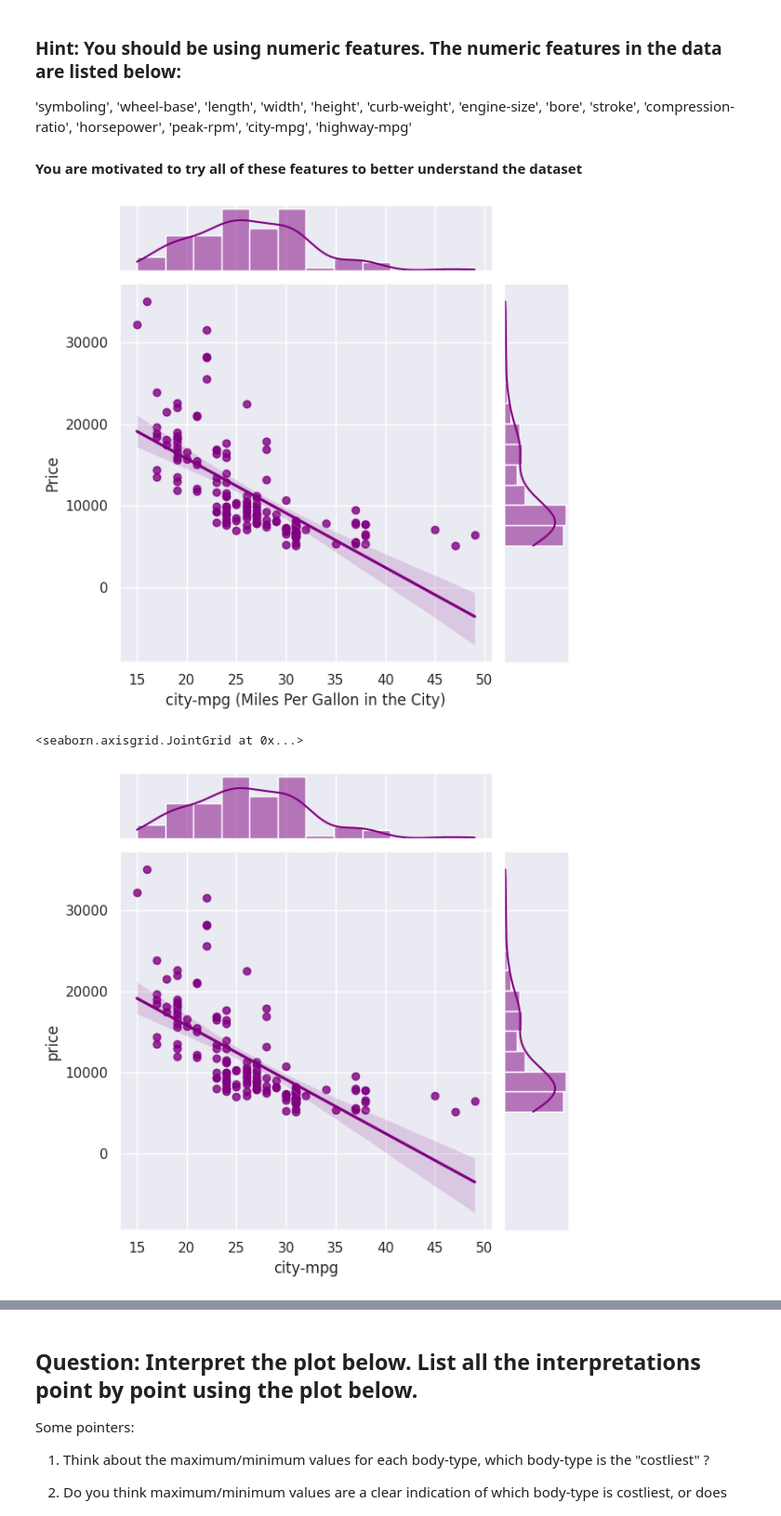
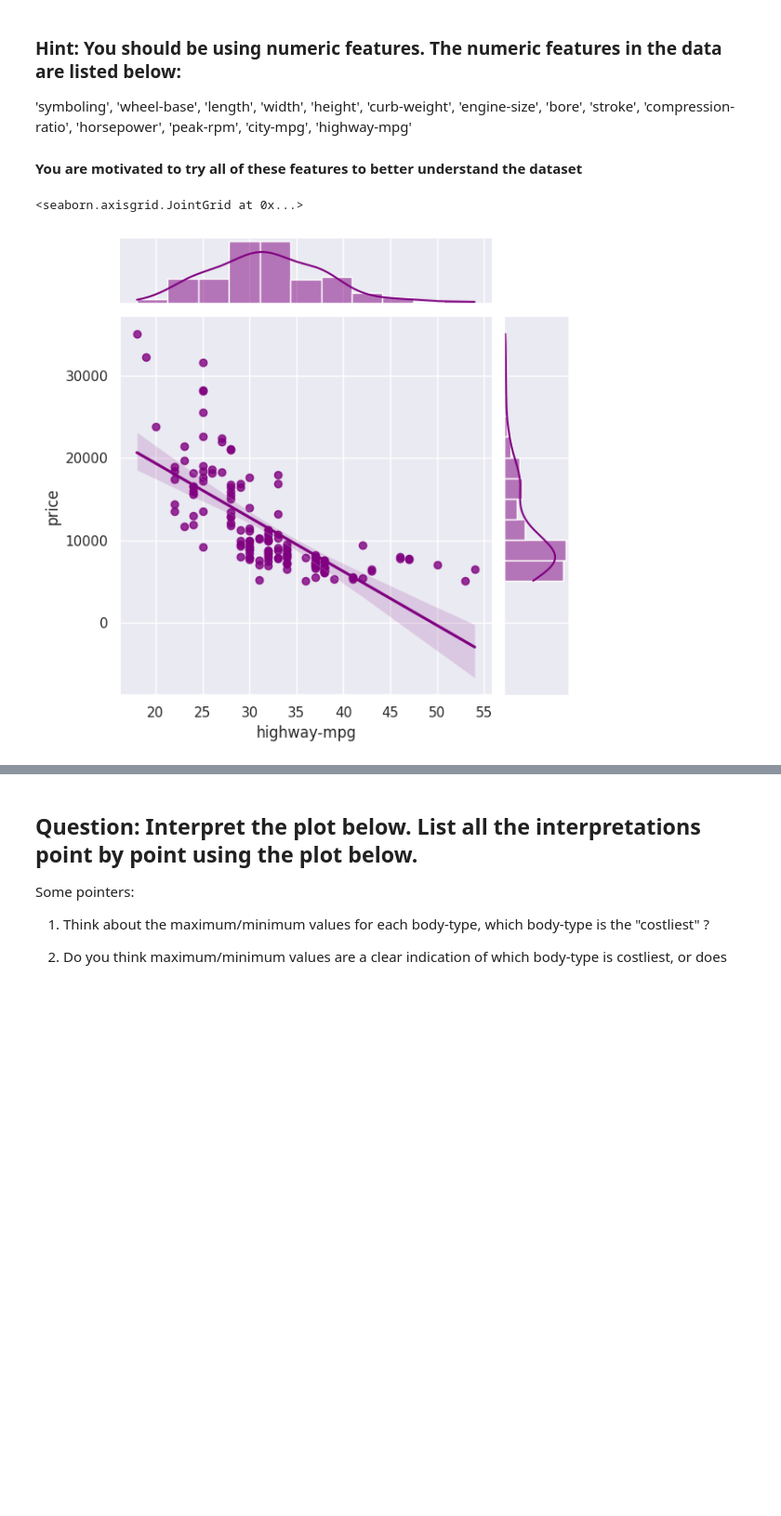
Before and after one commit to Hemanthdurgaprasad/FMML-LAB, a Jupyter notebook: Mod2_Lab1.ipynb, the cells around one changed output, grey strips where cells are left out. Shown at 93% size. Cells and saved outputs as stored; diff of their text form; code cells hidden in the pictures; blank space fills up the shorter version.

```diff
--- a/Mod2_Lab1.ipynb
+++ b/Mod2_Lab1.ipynb
@@ -180,20 +180,13 @@ An example is shown below, with "highway-mpg" where MPG is miles per gallon.
 # %%
 ############################
 ### CHANGE THE CODE HERE ###
 
-#ANSWER#
-# Feature with a negative correlation: 'city-mpg'
-feature = "city-mpg"
-
-# Plotting the jointplot for the chosen feature
-sns.jointplot(x=pd.to_numeric(X[feature]), y=y, kind="reg", color='purple').set_axis_labels(f'{feature} (Miles Per Gallon in the City)', 'Price')
-plt.show()
+feature = "highway-mpg"
 
 ############################
 
 
 sns.jointplot(x=pd.to_numeric(X[feature]), y = y, kind="reg", color = 'purple')
 # %% [output]
+<seaborn.axisgrid.JointGrid at 0x...>
-[figure, old version]
+[figure, new version]
-<seaborn.axisgrid.JointGrid at 0x...>
-[figure, removed]
```
Also changed, not shown: parts of 18 cells of this notebook.
